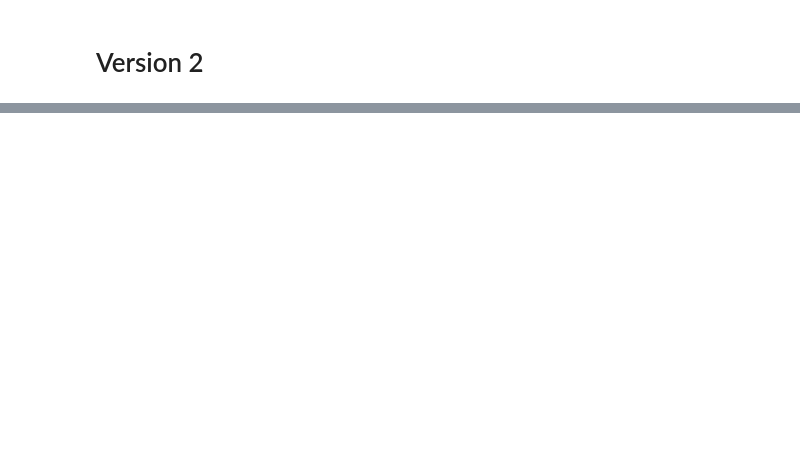
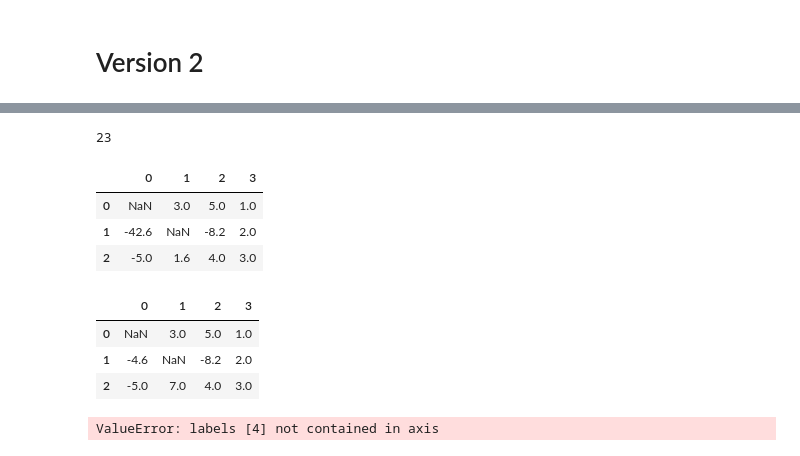
Before and after one commit to Basanites/Pollutant-Prediction, a Jupyter notebook: datamodel.ipynb, the cells around one changed output, grey strips where cells are left out. Cells and saved outputs as stored; diff of their text form; code cells hidden in the pictures; blank space fills up the shorter version.

```diff
--- a/datamodel.ipynb
+++ b/datamodel.ipynb
@@ -106,0 +219,4 @@ df[df.AirQualityStationEoICode == 'DESN059'].dropna(1, how='all')
+# %%
+len(df.columns)
+# %% [output]
+23
@@ -106,0 +226,23 @@ df[df.AirQualityStationEoICode == 'DESN059'].dropna(1, how='all')
+# %%
+df3 = pd.DataFrame([[np.nan, 3., 5., 1], [-4.6, np.nan, np.nan, 2], [np.nan, 7., np.nan, 3.]])
+df4 = pd.DataFrame([[-42.6, np.nan, -8.2], [-5., 1.6, 4]], index=[1, 2])
+result = df4.combine_first(df3)
+result2 = df3.combine_first(df4)
+# %%
+result
+# %% [output]
+|  | 0 | 1 | 2 | 3 |
+| 0 | NaN | 3.0 | 5.0 | 1.0 |
+| 1 | -42.6 | NaN | -8.2 | 2.0 |
+| 2 | -5.0 | 1.6 | 4.0 | 3.0 |
+# %%
+result2
+# %% [output]
+|  | 0 | 1 | 2 | 3 |
+| 0 | NaN | 3.0 | 5.0 | 1.0 |
+| 1 | -4.6 | NaN | -8.2 | 2.0 |
+| 2 | -5.0 | 7.0 | 4.0 | 3.0 |
+# %%
+df3.drop(columns=[4])
+# %% [output]
+ValueError: labels [4] not contained in axis
```
Also changed, not shown: parts of 9 cells of this notebook.
